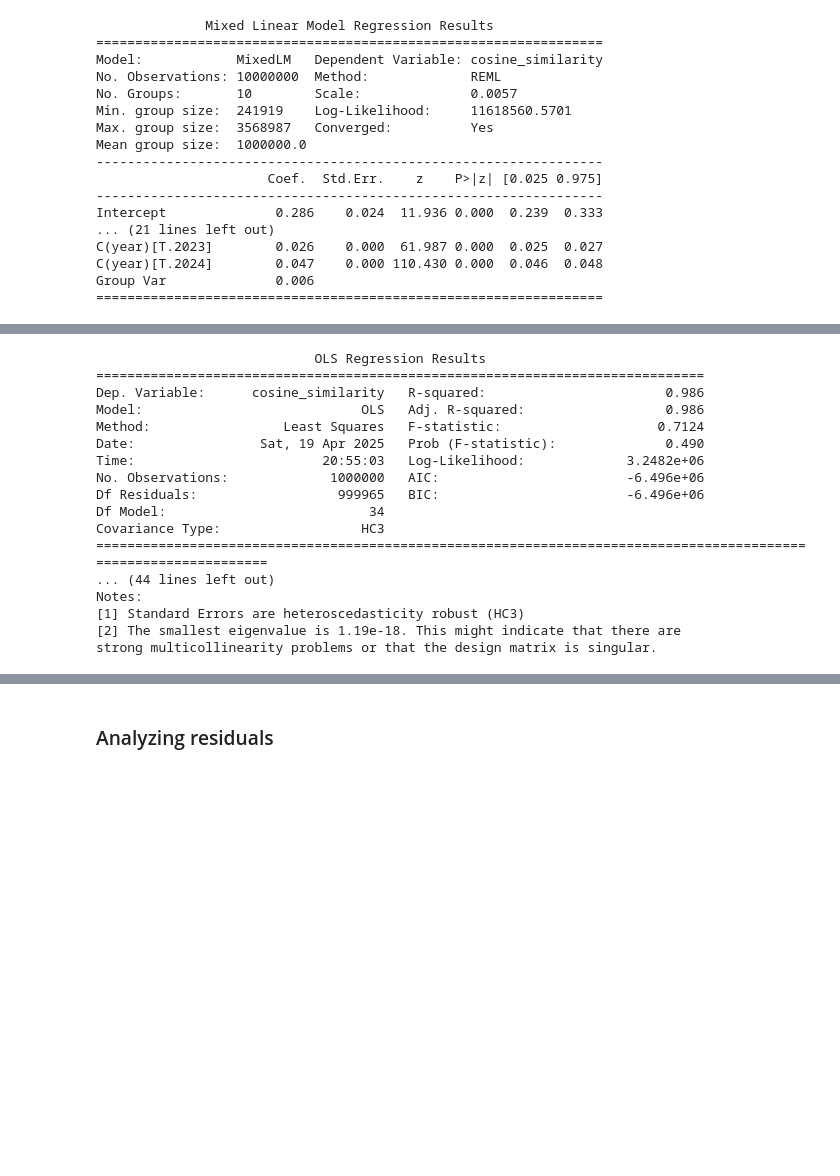
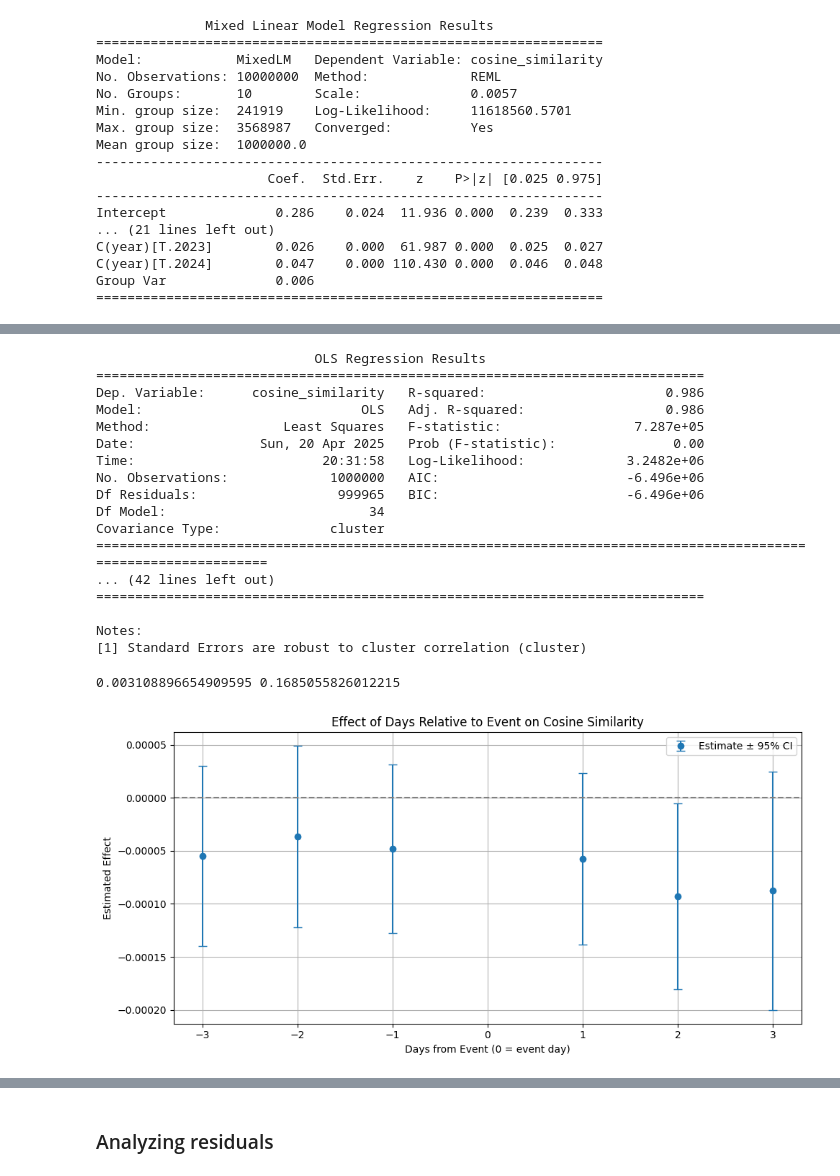
Before and after one commit to lramir14/MDS_thesis, a Jupyter notebook: clean-regressions.ipynb, the cells around one changed output, grey strips where cells are left out. Cells and saved outputs as stored; diff of their text form; code cells hidden in the pictures; blank space fills up the shorter version.

```diff
--- a/clean-regressions.ipynb
+++ b/clean-regressions.ipynb
@@ -576,31 +568,81 @@ df_dynamic = enriched_df.dropna(subset=['lag_cosine'])
 sample_size = 1_000_000  # Adjust if needed
 df_dynamic_sample = df_dynamic.sample(n=sample_size, random_state=42)
 
-# --- Define and run the dynamic model ---
+# --- Define and run the dynamic model --- Deleted: I(days_diff**2)
 formula = """
-cosine_similarity ~ lag_cosine + C(days_diff, Treatment(reference=0)) + I(days_diff**2) +
+cosine_similarity ~ lag_cosine + C(days_diff, Treatment(reference=0))  +
 C(outlet, Treatment('Other')) +
 C(month) +
 C(year)
 """
 
-model_dyn = smf.ols(formula, data=df_dynamic_sample, missing='drop').fit(cov_type='HC3')
+model_dyn = smf.ols(formula, data=df_dynamic_sample, missing='drop').fit(
+    cov_type='cluster',
+    cov_kwds={'groups': df_dynamic_sample['news_date']}
+)
 print(model_dyn.summary())
 # %% [output]
                             OLS Regression Results
 ==============================================================================
 Dep. Variable:      cosine_similarity   R-squared:                       0.986
 Model:                            OLS   Adj. R-squared:                  0.986
-Method:                 Least Squares   F-statistic:                    0.7124
-Date:                Sat, 19 Apr 2025   Prob (F-statistic):              0.490
-Time:                        20:55:03   Log-Likelihood:             3.2482e+06
+Method:                 Least Squares   F-statistic:                 7.287e+05
+Date:                Sun, 20 Apr 2025   Prob (F-statistic):               0.00
+Time:                        20:31:58   Log-Likelihood:             3.2482e+06
 No. Observations:             1000000   AIC:                        -6.496e+06
 Df Residuals:                  999965   BIC:                        -6.496e+06
 Df Model:                          34
-Covariance Type:                  HC3
+Covariance Type:              cluster
 =================================================================================================================
-... (44 lines left out)
+... (42 lines left out)
+==============================================================================
+
 Notes:
-[1] Standard Errors are heteroscedasticity robust (HC3)
-[2] The smallest eigenvalue is 1.19e-18. This might indicate that there are
-strong multicollinearity problems or that the design matrix is singular.
+[1] Standard Errors are robust to cluster correlation (cluster)
+# %%
+mdl2 = smf.ols(
+    "cosine_similarity ~ lag_cosine + I(lag_cosine**2) + "
+    "C(days_diff, Treatment(reference=0)) + C(outlet) + C(month) + C(year)",
+    data=df_dynamic_sample
+).fit(
+    cov_type='cluster',
+    cov_kwds={'groups': df_dynamic_sample['news_date']}
+)
+print(mdl2.params['I(lag_cosine ** 2)'], mdl2.pvalues['I(lag_cosine ** 2)'])
+# %% [output]
+0.003108896654909595 0.1685055826012215
+# %%
+import matplotlib.pyplot as plt
+import pandas as pd
+
+# Extract coefficients and confidence intervals
+params = model_dyn.params
+conf_int = model_dyn.conf_int()
+conf_int.columns = ['ci_lower', 'ci_upper']
+summary_df = pd.concat([params, conf_int], axis=1).reset_index()
+summary_df.columns = ['term', 'coef', 'ci_lower', 'ci_upper']
+
+# --- Filter and process days_diff terms ---
+days_df = summary_df[summary_df['term'].str.contains("C\\(days_diff")].copy()
+days_df['day'] = days_df['term'].str.extract(r"\[T\.?(-?\d+)\]").astype(int)
+
+# Sort by day
+days_df = days_df.sort_values(by='day')
+
+# Plot
+plt.figure(figsize=(10, 5))
+plt.errorbar(
+    days_df['day'], days_df['coef'],
+    yerr=[days_df['coef'] - days_df['ci_lower'], days_df['ci_upper'] - days_df['coef']],
+    fmt='o', capsize=4, label='Estimate ± 95% CI'
+)
+plt.axhline(0, linestyle='--', color='gray')
+plt.title('Effect of Days Relative to Event on Cosine Similarity')
+plt.xlabel('Days from Event (0 = event day)')
+plt.ylabel('Estimated Effect')
+plt.grid(True)
+plt.legend()
+plt.tight_layout()
+plt.show()
+# %% [output]
+[figure, added]
```
Also changed, not shown: parts of 11 cells of this notebook.
